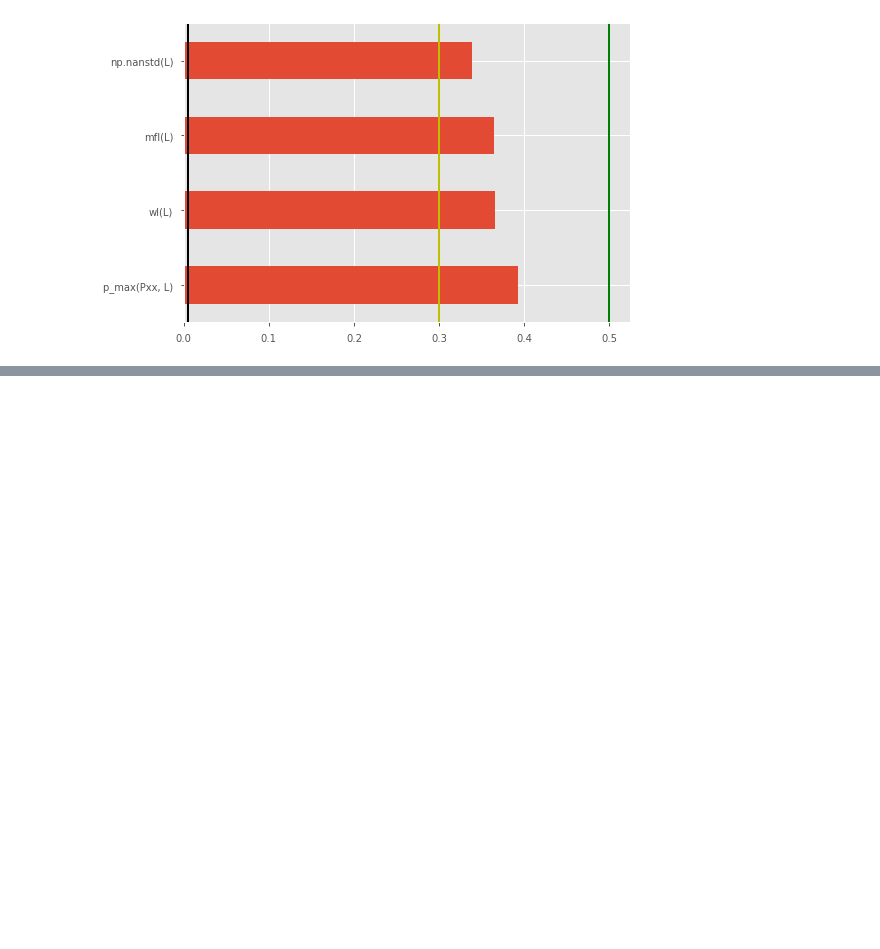
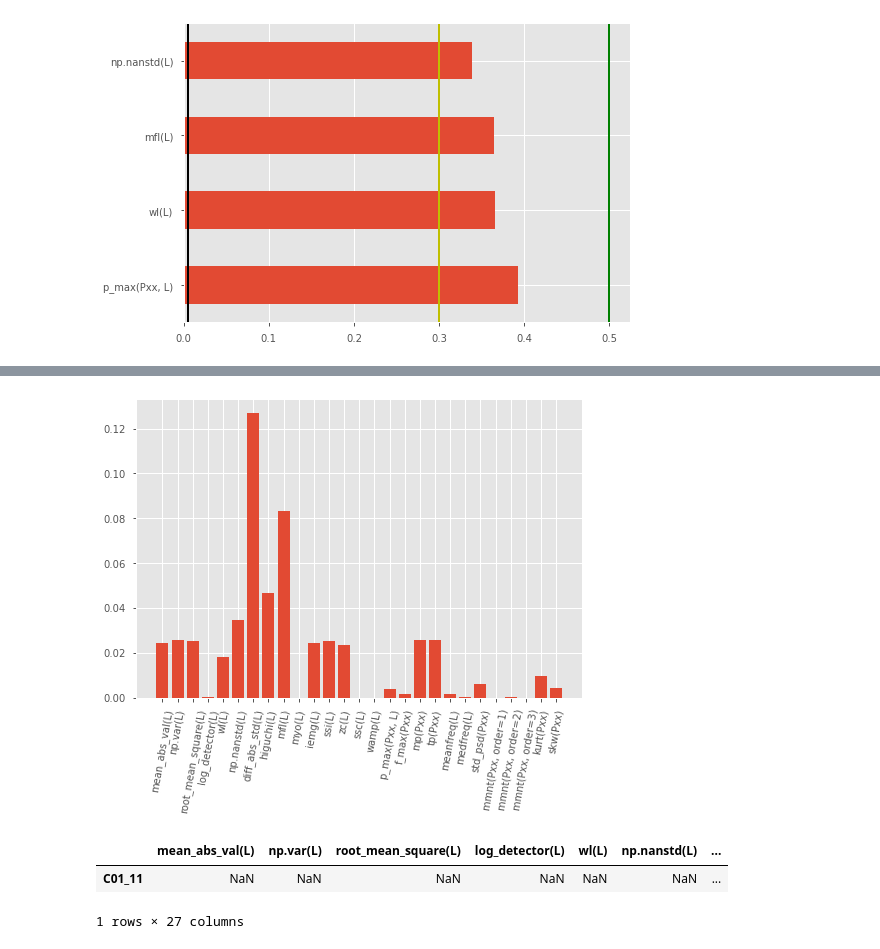
Before and after one commit to spolex/spiral, a Jupyter notebook: notebooks/202011_spiral__extracted_features_exploration.ipynb, the cells around one changed output, grey strips where cells are left out. Drawn from its saved outputs; the diff is of its cells as text; code cells hidden in the pictures; blank space fills up the shorter version.

```diff
--- a/notebooks/202011_spiral__extracted_features_exploration.ipynb
+++ b/notebooks/202011_spiral__extracted_features_exploration.ipynb
@@ -106,3 +106,12 @@ plt.plot([0.005, 0.005],[-1.0,10.0], 'k-', lw=2)
 # %% [output]
 [<matplotlib.lines.Line2D at 0x...>]
 [figure]
+# %%
+from skrebate import ReliefF
+from sklearn.feature_selection import RFE
+
+fltr = ReliefF(n_features_to_select=5, n_neighbors=10)
+fs = fltr.fit(rd_features.values, labels.values)
+for feature_name, feature_score in zip(rd_features.columns,
+                                       fs.feature_importances_):
+    print(feature_name, '\t', feature_score)
@@ -109,2 +136,14 @@ plt.plot([0.005, 0.005],[-1.0,10.0], 'k-', lw=2)
+# %%
+plt.bar(rd_features.columns, abs(fs.feature_importances_))
+degrees = 80
+_=plt.xticks(rotation=degrees)
+# %% [output]
+[figure, added]
+# %%
+rd_features[:1][rd_features[:1]==fltr_rd_fe_df[0][1]]
+# %% [output]
+|  | mean_abs_val(L) | np.var(L) | root_mean_square(L) | log_detector(L) | wl(L) | np.nanstd(L) | ... |
+| C01_11 | NaN | NaN | NaN | NaN | NaN | NaN | ... |
+1 rows × 27 columns
 # %%
 hdf.close()
```
Also changed, not shown: parts of 1 cell of this notebook.
